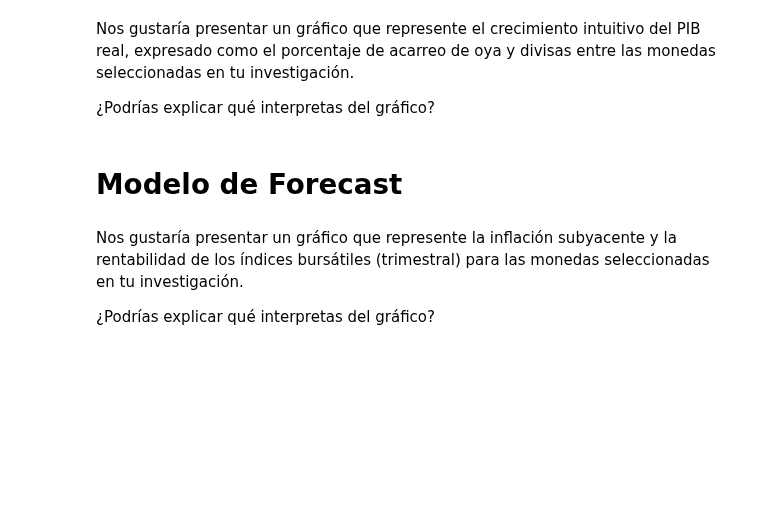
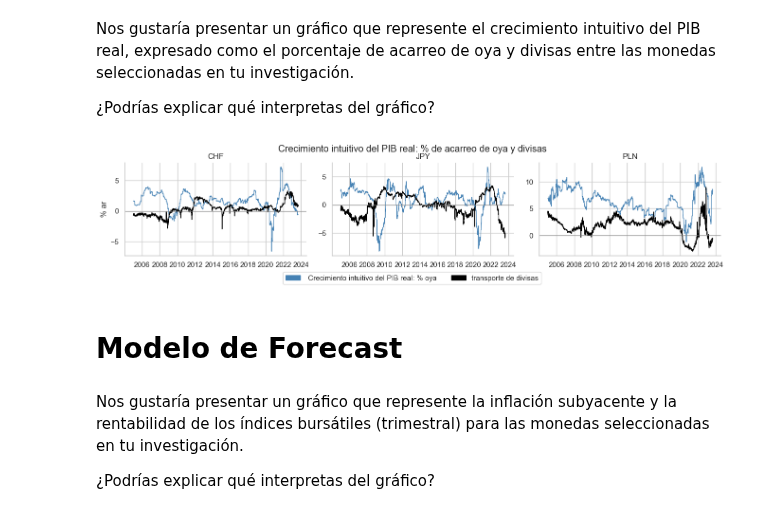
Before and after one commit to Xavi122323/Maestria-IA-Aplicada, a Jupyter notebook: Big data aplicada/tareaforecasting.ipynb, the cells around one changed output. Cells and saved outputs as stored; diff of their text form; code cells hidden in the pictures; blank space fills up the shorter version.

```diff
--- a/Big data aplicada/tareaforecasting.ipynb
+++ b/Big data aplicada/tareaforecasting.ipynb
@@ -293,31 +304,33 @@ Nos gustaría presentar un gráfico que represente el crecimiento intuitivo del
 
 ¿Podrías explicar qué interpretas del gráfico?
 # %%
-xcats_sel =
+xcats_sel = ['INTRGDP_NSA_P1M1ML12_3MMA', 'FXCRR_NSA']
 filt1 = df['xcat'].isin(xcats_sel)
 filt2 = df['cid'].isin(cids_sel)
 filt3 = df['real_date'] >= pd.to_datetime('2005-01-01')
 dfx = df[filt1 & filt2 & filt3]
 
 colors=['steelblue', 'black']
 sns.set_theme(style='whitegrid', palette=colors)
 fg = sns.FacetGrid(dfx, col='cid', col_wrap=3,
                    palette=colors, hue='xcat', hue_order=xcats_sel,
                    height=3, aspect=1.5,
                    sharey=False)
 fg.map_dataframe(sns.lineplot, x='real_date', y='value', errorbar=None, lw=1)
 fg.map(plt.axhline, y=0, c=".5", lw=0.75)
 
 fg.set_axis_labels('', '% ar')
 fg.set_titles(col_template='{col_name}')
 fg.fig.suptitle('Crecimiento intuitivo del PIB real: % de acarreo de oya y divisas', y=1)
 
 name_to_color = {' Crecimiento intuitivo del PIB real: % oya': colors[0], 'transporte de divisas': colors[1]}
 patches = [mpl.patches.Patch(color=v, label=k) for k,v in name_to_color.items()]
 labels = name_to_color.keys() # series labels for legend box
 fg.fig.legend(handles=patches, labels=labels, loc='lower center', ncol=2)
 
 plt.show()
+# %% [output]
+[figure, added]
 # %% [markdown]
 <h1>Modelo de Forecast</h1>
 # %% [markdown]
```
Also changed, not shown: parts of 6 cells of this notebook.
